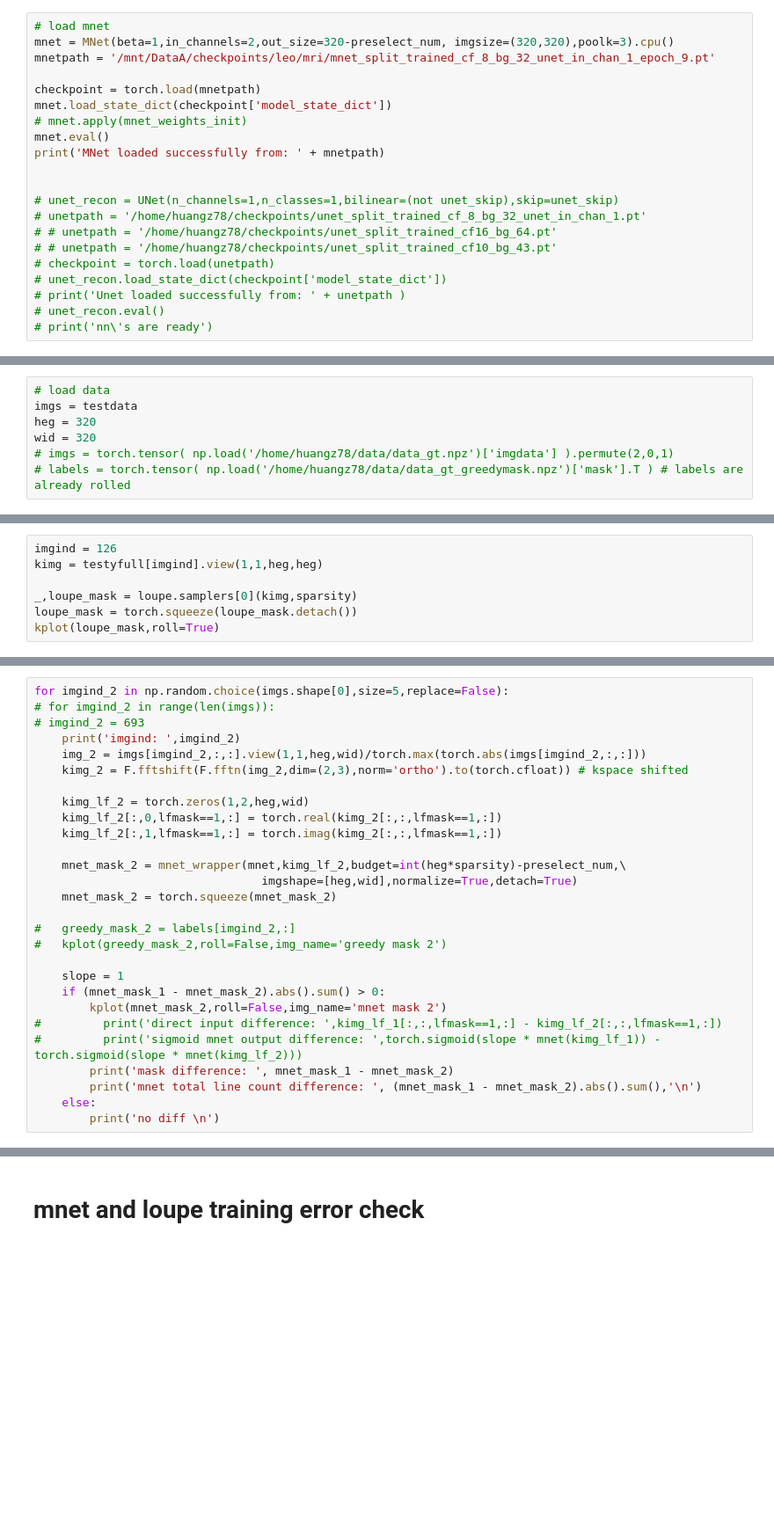
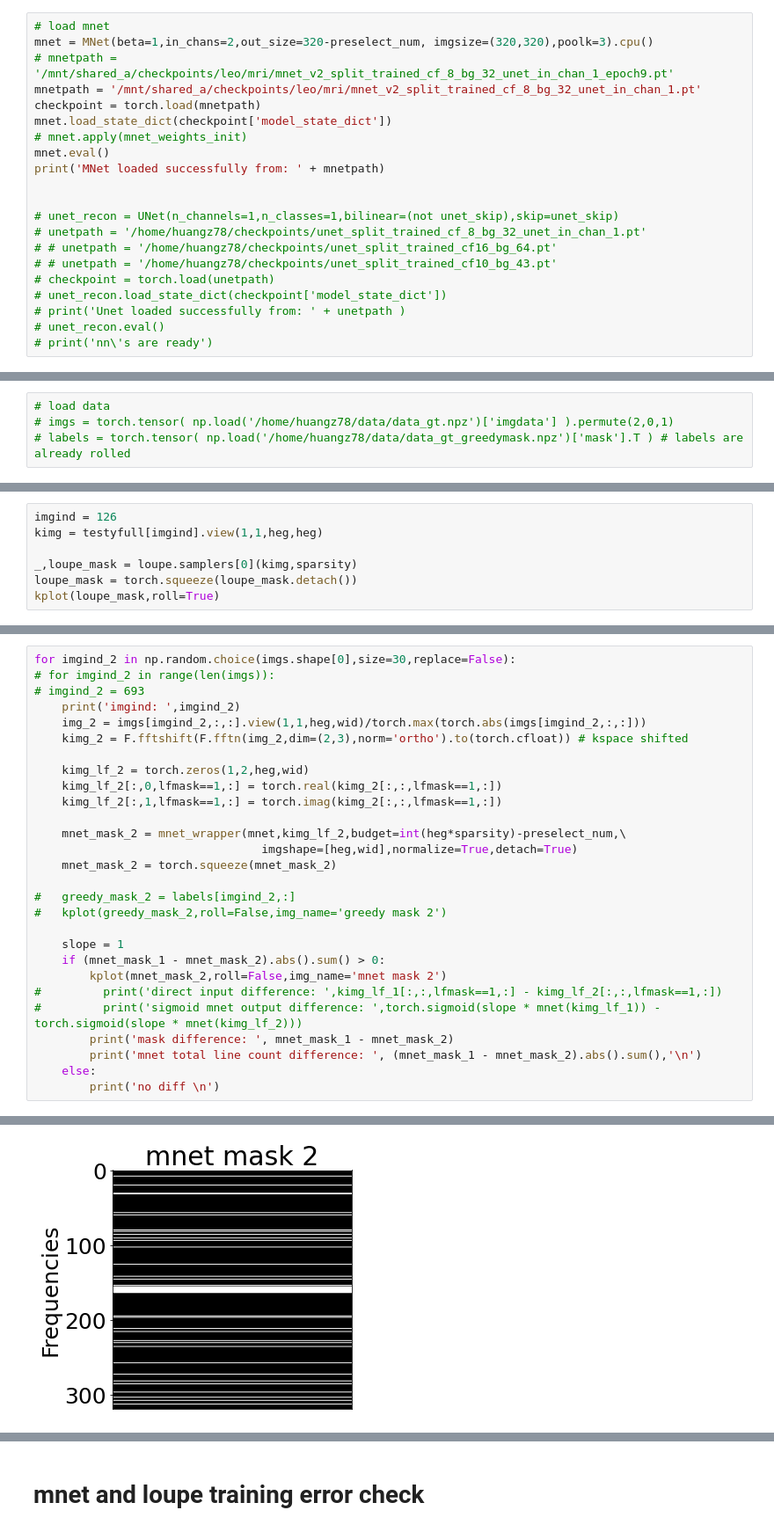
Before and after one commit to zhishenhuang/mri, a Jupyter notebook: demo.ipynb, the cells around one changed output, grey strips where cells are left out. Shown at 88% size. Saved outputs shown, nothing was run; the diff lists cells and outputs as text; blank space fills up the shorter version.

```diff
--- a/demo.ipynb
+++ b/demo.ipynb
@@ -443,8 +234,8 @@ print(f'budget is {budget}')
 # %%
 # load mnet
-mnet = MNet(beta=1,in_channels=2,out_size=320-preselect_num, imgsize=(320,320),poolk=3).cpu()
-mnetpath = '/mnt/DataA/checkpoints/leo/mri/mnet_split_trained_cf_8_bg_32_unet_in_chan_1_epoch_9.pt'
-
+mnet = MNet(beta=1,in_chans=2,out_size=320-preselect_num, imgsize=(320,320),poolk=3).cpu()
+# mnetpath = '/mnt/shared_a/checkpoints/leo/mri/mnet_v2_split_trained_cf_8_bg_32_unet_in_chan_1_epoch9.pt'
+mnetpath = '/mnt/shared_a/checkpoints/leo/mri/mnet_v2_split_trained_cf_8_bg_32_unet_in_chan_1.pt'
 checkpoint = torch.load(mnetpath)
 mnet.load_state_dict(checkpoint['model_state_dict'])
 # mnet.apply(mnet_weights_init)
@@ -464,8 +257,5 @@ print('MNet loaded successfully from: ' + mnetpath)
 # %%
 # load data
-imgs = testdata
-heg = 320
-wid = 320
 # imgs = torch.tensor( np.load('/home/huangz78/data/data_gt.npz')['imgdata'] ).permute(2,0,1)
 # labels = torch.tensor( np.load('/home/huangz78/data/data_gt_greedymask.npz')['mask'].T ) # labels are already rolled
 # %%
@@ -533,5 +325,5 @@ kplot(mnet_mask_1,roll=False,img_name='mnet mask 1')
 # %%
-for imgind_2 in np.random.choice(imgs.shape[0],size=5,replace=False):
+for imgind_2 in np.random.choice(imgs.shape[0],size=30,replace=False):
 # for imgind_2 in range(len(imgs)):
 # imgind_2 = 693
     print('imgind: ',imgind_2)
@@ -558,3 +350,4 @@ for imgind_2 in np.random.choice(imgs.shape[0],size=5,replace=False):
         print('mnet total line count difference: ', (mnet_mask_1 - mnet_mask_2).abs().sum(),'\n')
     else:
         print('no diff \n')
+# %% [output]
@@ -560,0 +355 @@ for imgind_2 in np.random.choice(imgs.shape[0],size=5,replace=False):
+[figure, added]
```
Also changed, not shown: parts of 18 cells of this notebook, 5 other files.
